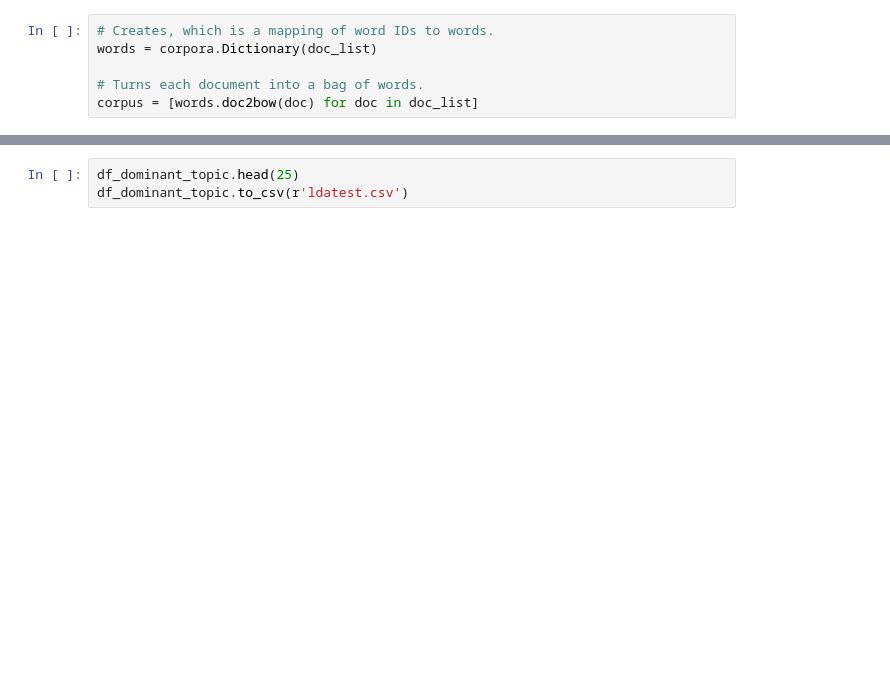
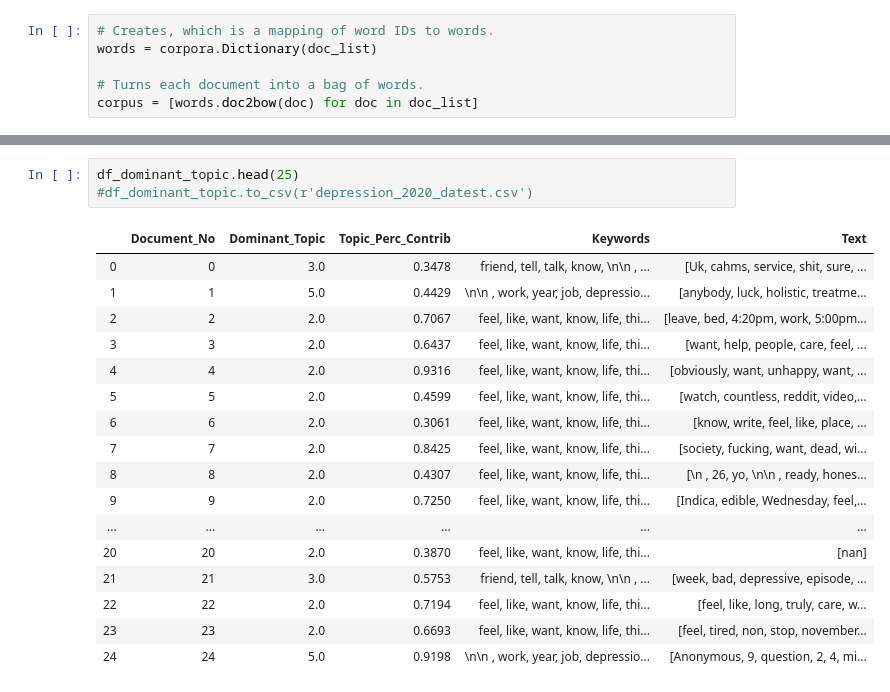
Before and after one commit to heathersaul-nos3lf/final_horsemen, a Jupyter notebook: Topic_modeling.ipynb, the cells around one changed output, grey strips where cells are left out. Drawn from its saved outputs; the diff is of its cells as text; blank space fills up the shorter version.

```diff
--- a/Topic_modeling.ipynb
+++ b/Topic_modeling.ipynb
@@ -162,7 +260,25 @@ df_dominant_topic.head(100)
 100 rows × 5 columns
 # %%
 df_dominant_topic.head(25)
-df_dominant_topic.to_csv(r'ldatest.csv')
+#df_dominant_topic.to_csv(r'depression_2020_datest.csv')
+# %% [output]
+|  | Document_No | Dominant_Topic | Topic_Perc_Contrib | Keywords | Text |
+| 0 | 0 | 3.0 | 0.3478 | friend, tell, talk, know, \n\n , ... | [Uk, cahms, service, shit, sure, ... |
+| 1 | 1 | 5.0 | 0.4429 | \n\n , work, year, job, depressio... | [anybody, luck, holistic, treatme... |
+| 2 | 2 | 2.0 | 0.7067 | feel, like, want, know, life, thi... | [leave, bed, 4:20pm, work, 5:00pm... |
+| 3 | 3 | 2.0 | 0.6437 | feel, like, want, know, life, thi... | [want, help, people, care, feel, ... |
+| 4 | 4 | 2.0 | 0.9316 | feel, like, want, know, life, thi... | [obviously, want, unhappy, want, ... |
+| 5 | 5 | 2.0 | 0.4599 | feel, like, want, know, life, thi... | [watch, countless, reddit, video,... |
+| 6 | 6 | 2.0 | 0.3061 | feel, like, want, know, life, thi... | [know, write, feel, like, place, ... |
+| 7 | 7 | 2.0 | 0.8425 | feel, like, want, know, life, thi... | [society, fucking, want, dead, wi... |
+| 8 | 8 | 2.0 | 0.4307 | feel, like, want, know, life, thi... | [\n , 26, yo, \n\n , ready, hones... |
+| 9 | 9 | 2.0 | 0.7250 | feel, like, want, know, life, thi... | [Indica, edible, Wednesday, feel,... |
+| ... | ... | ... | ... | ... | ... |
+| 20 | 20 | 2.0 | 0.3870 | feel, like, want, know, life, thi... | [nan] |
+| 21 | 21 | 3.0 | 0.5753 | friend, tell, talk, know, \n\n , ... | [week, bad, depressive, episode, ... |
+| 22 | 22 | 2.0 | 0.7194 | feel, like, want, know, life, thi... | [feel, like, long, truly, care, w... |
+| 23 | 23 | 2.0 | 0.6693 | feel, like, want, know, life, thi... | [feel, tired, non, stop, november... |
+| 24 | 24 | 5.0 | 0.9198 | \n\n , work, year, job, depressio... | [Anonymous, 9, question, 2, 4, mi... |
 # %%
 from collections import Counter
 Counter(df_dominant_topic.Dominant_Topic)
```
Also changed, not shown: parts of 31 cells of this notebook, 2 other files.
